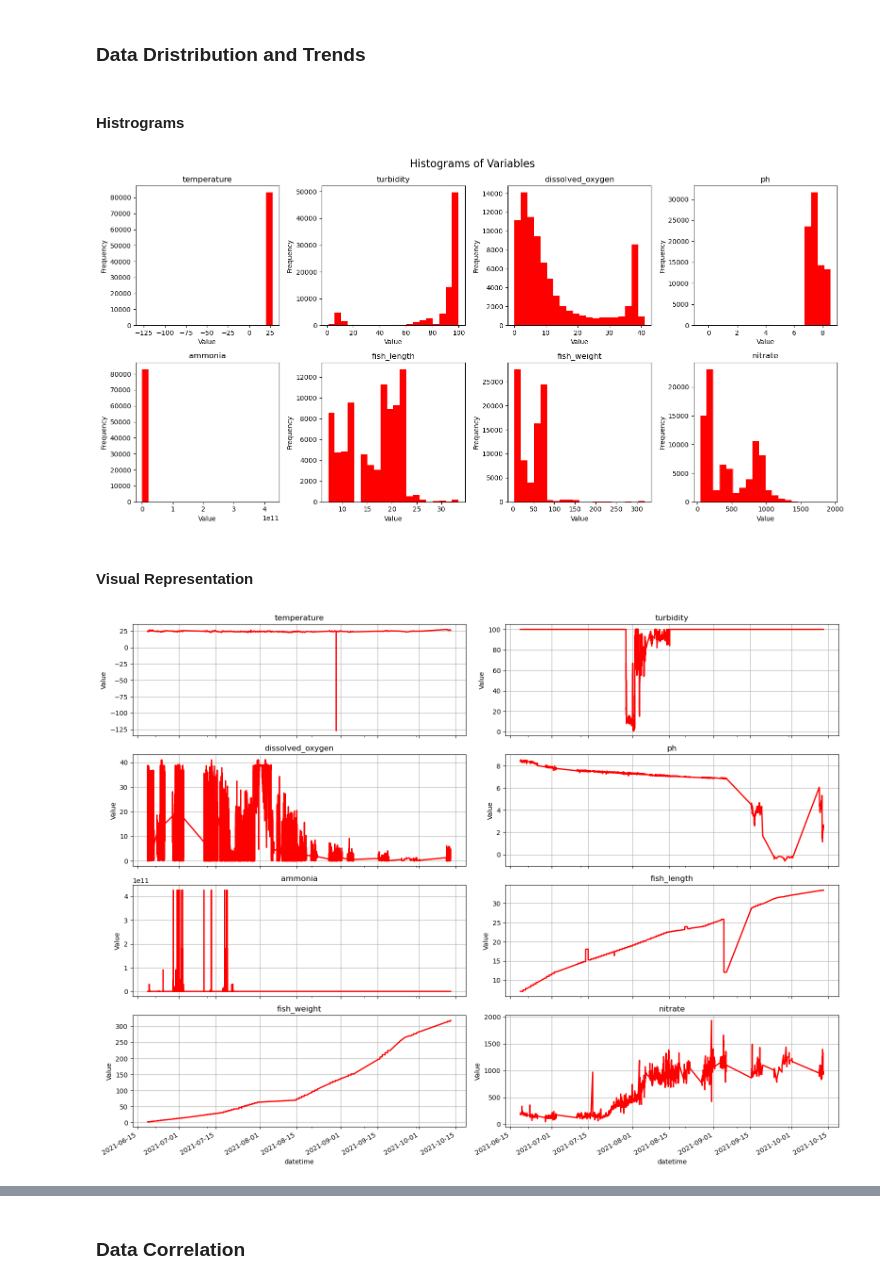
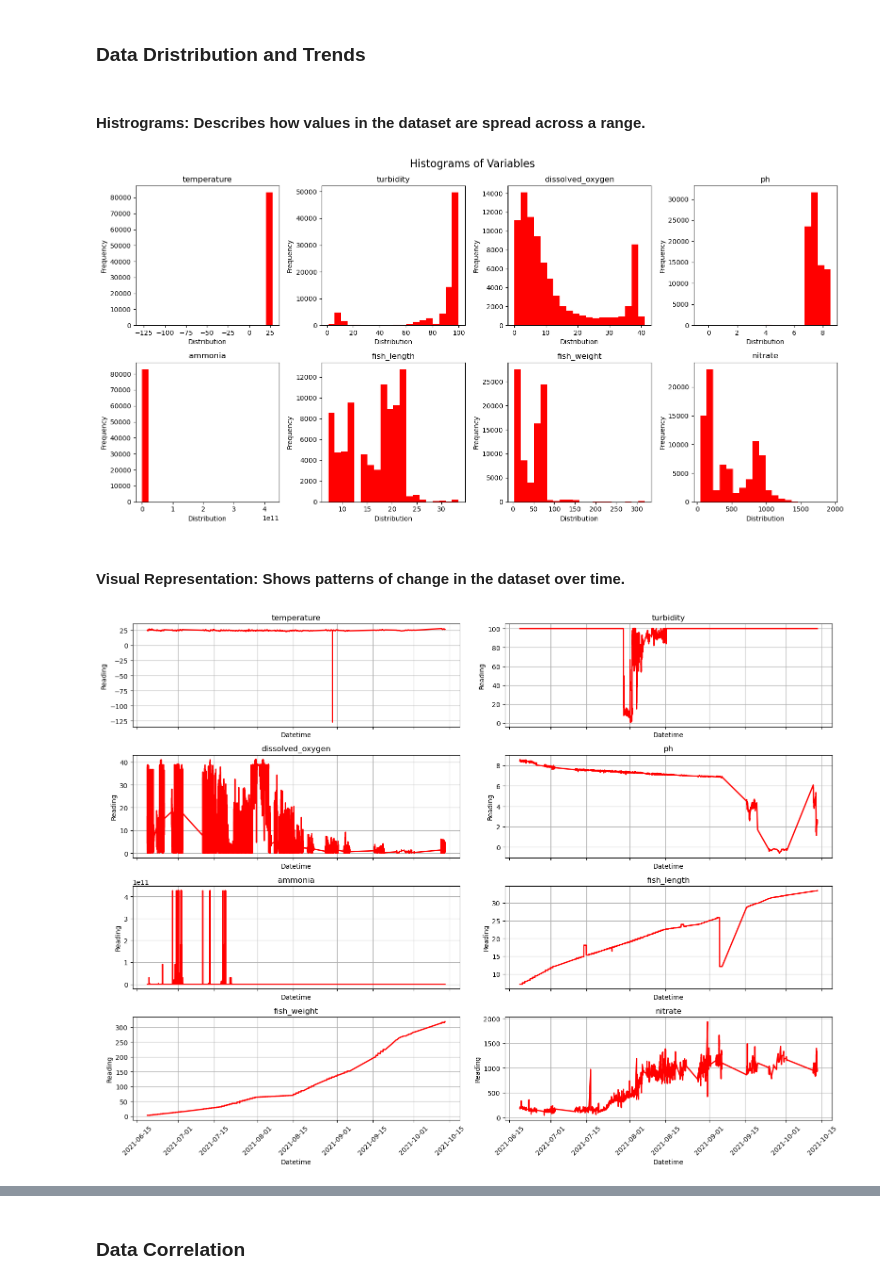
Before and after one commit to apadin-usd/AAI-530-04-Final-Project-Group-4, a Jupyter notebook: notebook/IoT-Based Aquaponics Fish Pond System.ipynb, the cells around one changed output, grey strips where cells are left out. Drawn from its saved outputs; the diff is of its cells as text; code cells hidden in the pictures.

```diff
--- a/notebook/IoT-Based Aquaponics Fish Pond System.ipynb
+++ b/notebook/IoT-Based Aquaponics Fish Pond System.ipynb
@@ -91,22 +112,3 @@ pond1['created_at'] = pd.to_datetime(pond1['created_at'],
 print(f"Rows with invalid dates: { pond1['created_at'].isna().sum() }")
 # %% [output]
 Rows with invalid dates: 0
-# %%
-# rename columns for easy reference
-pond1.rename(columns={
-    'created_at': 'datetime',
-    'Temperature (C)': 'temperature',
-    'Turbidity(NTU)': 'turbidity',
-    'Dissolved Oxygen(g/ml)': 'dissolved_oxygen',
-    'PH':'ph',
-    'Ammonia(g/ml)': 'ammonia',
-    'Nitrate(g/ml)': 'nitrate',
-    'Population': 'population',
-    'Fish_Length(cm)': 'fish_length',
-    'Fish_Weight(g)': 'fish_weight'
-}, inplace=True)
-
-# set 'datetime' as the index for time-series analysis
-pond1.set_index('datetime', inplace=True)
-
-print(f"Renamed columns: { pond1.columns.tolist() }")
@@ -182,8 +200,11 @@ vars = ['temperature', 'turbidity', 'dissolved_oxygen', 'ph', 'ammonia', 'fish_l
 # %% [markdown]
 ### Data Dristribution and Trends
 # %% [markdown]
-#### Histrograms
+#### Histrograms: Describes how values in the dataset are spread across a range.
 # %%
+# without population since its a contant value
+vars = ['temperature', 'turbidity', 'dissolved_oxygen', 'ph', 'ammonia', 'fish_length', 'fish_weight','nitrate']
+
 # set grid and size
 fig, axes = plt.subplots(nrows=2, ncols=4, figsize=(16, 8))
 fig.suptitle("Histograms of Variables", fontsize=16)
@@ -195,36 +216,35 @@ axes = axes.flatten()
 for i, col in enumerate(vars):
     axes[i].hist(pond1[col], bins=20, color='red')
     axes[i].set_title(col)
-    axes[i].set_xlabel("Value")
+    axes[i].set_xlabel("Distribution")
     axes[i].set_ylabel("Frequency")
 
 # adjusts spacing
 plt.tight_layout()
 plt.show()
 # %% [output]
-[figure, old version]
+[figure, new version]
 # %% [markdown]
-#### Visual Representation
+#### Visual Representation: Shows patterns of change in the dataset over time.
 # %%
-# set grid and size
+# set grid size and share x-axis
 fig, axes = plt.subplots(nrows=4, ncols=2, figsize=(16, 12), sharex=True)
 
 # flatten axes for easy iteration
 axes = axes.flatten()
 
-# create subplots for each variables
+# create subplots for each variable using 'datetime' as the x-axis
 for i, col in enumerate(vars):
-    pond1[col].plot(ax=axes[i], title=col, linewidth=2, color='red')
-    axes[i].set_ylabel("Value")
-    axes[i].grid(True)  # add grid for better readability
+    axes[i].plot(pond1['datetime'], pond1[col], linewidth=2, color='red')
+    axes[i].set_title(col)
+    axes[i].set_xlabel("Datetime")  # x-axis label
+    axes[i].set_ylabel("Reading")  # y-axis label
+    axes[i].grid(True)  # add grid
+    axes[i].tick_params(axis='x', rotation=45) # tilt for better readability
 
-# remove any unused subplots
-for j in range(i + 1, len(axes)):
-    fig.delaxes(axes[j])
-
-# adjusts spacing
+# ddjust layout
 plt.tight_layout()
 plt.show()
 # %% [output]
-[figure, old version]
+[figure, new version]
 # %% [markdown]
```
Also changed, not shown: parts of 71 cells of this notebook.
